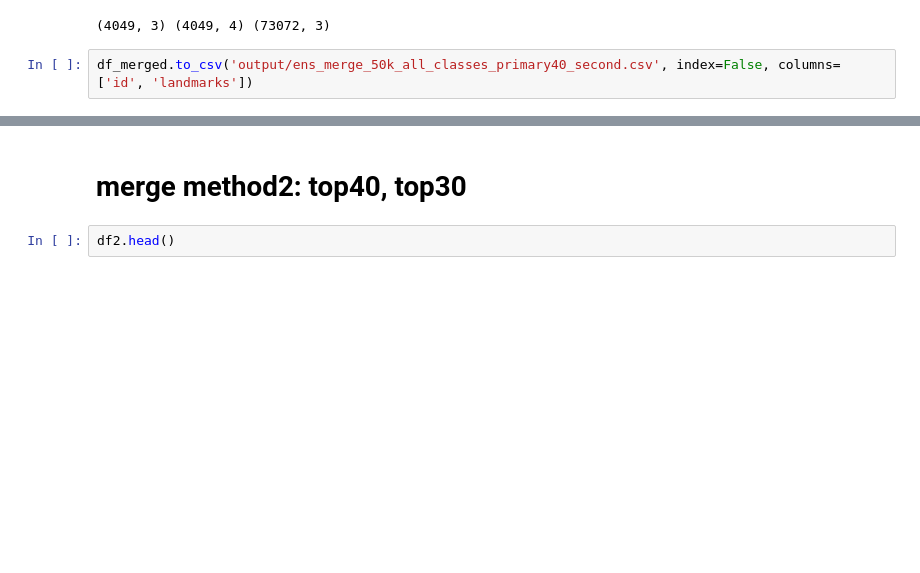
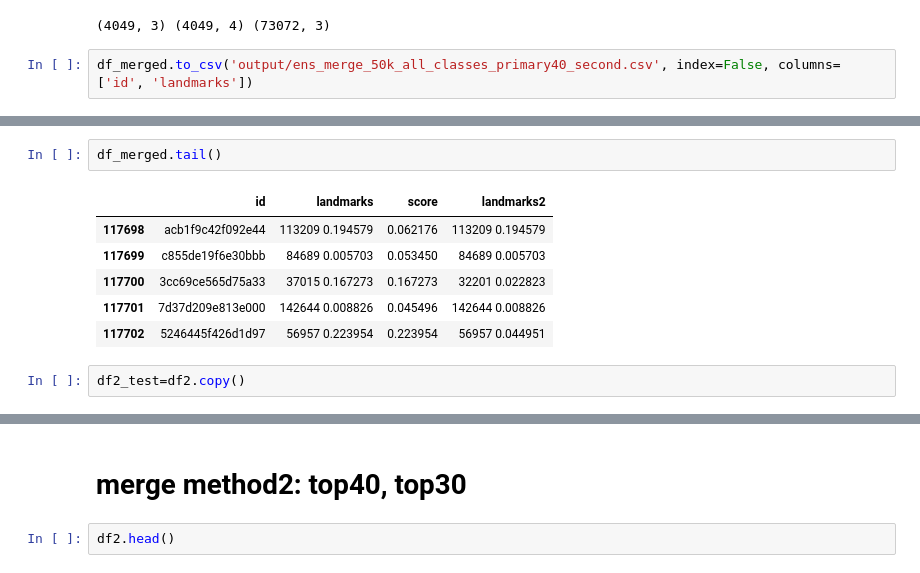
Before and after one commit to chicm/landmark, a Jupyter notebook: recognition/post_process.ipynb, the cells around one changed output, grey strips where cells are left out. Saved outputs shown, nothing was run; the diff lists cells and outputs as text; blank space fills up the shorter version.

```diff
--- a/recognition/post_process.ipynb
+++ b/recognition/post_process.ipynb
@@ -138,0 +148,11 @@ df_merged.to_csv('output/ens_merge_50k_all_classes_primary40_second.csv', index=
+# %%
+df_merged.tail()
+# %% [output]
+|  | id | landmarks | score | landmarks2 |
+| 117698 | acb1f9c42f092e44 | 113209 0.194579 | 0.062176 | 113209 0.194579 |
+| 117699 | c855de19f6e30bbb | 84689 0.005703 | 0.053450 | 84689 0.005703 |
+| 117700 | 3cc69ce565d75a33 | 37015 0.167273 | 0.167273 | 32201 0.022823 |
+| 117701 | 7d37d209e813e000 | 142644 0.008826 | 0.045496 | 142644 0.008826 |
+| 117702 | 5246445f426d1d97 | 56957 0.223954 | 0.223954 | 56957 0.044951 |
+# %%
+df2_test=df2.copy()
```
Also changed, not shown: parts of 6 cells of this notebook, 6 other files.
